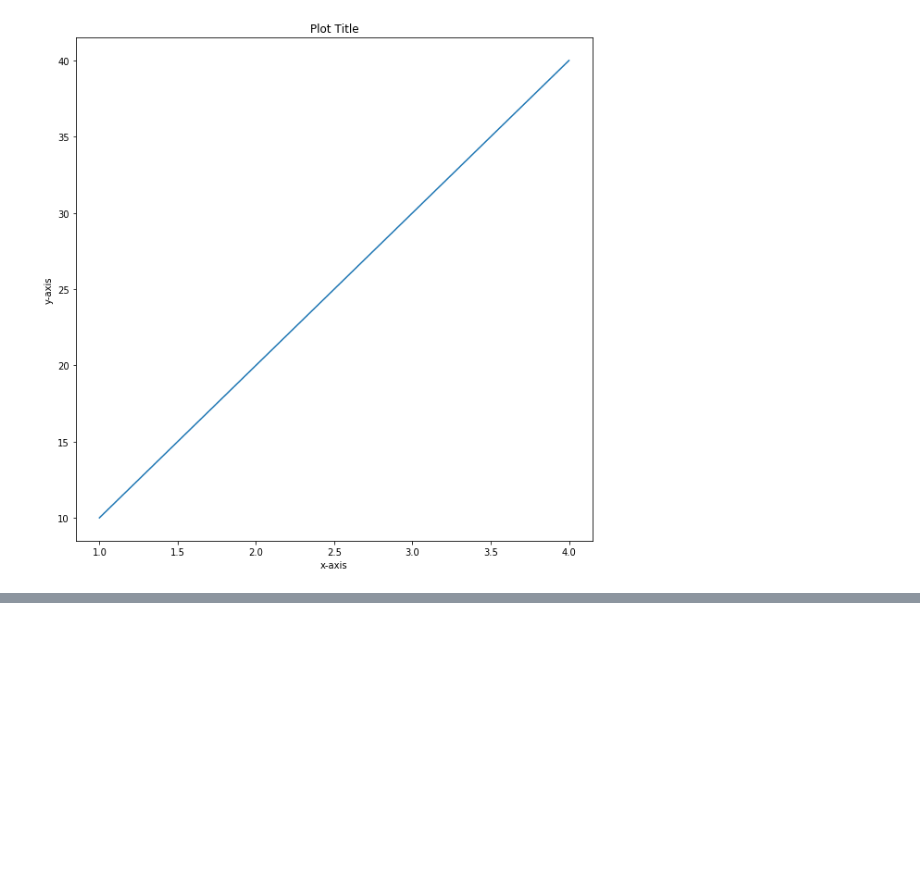
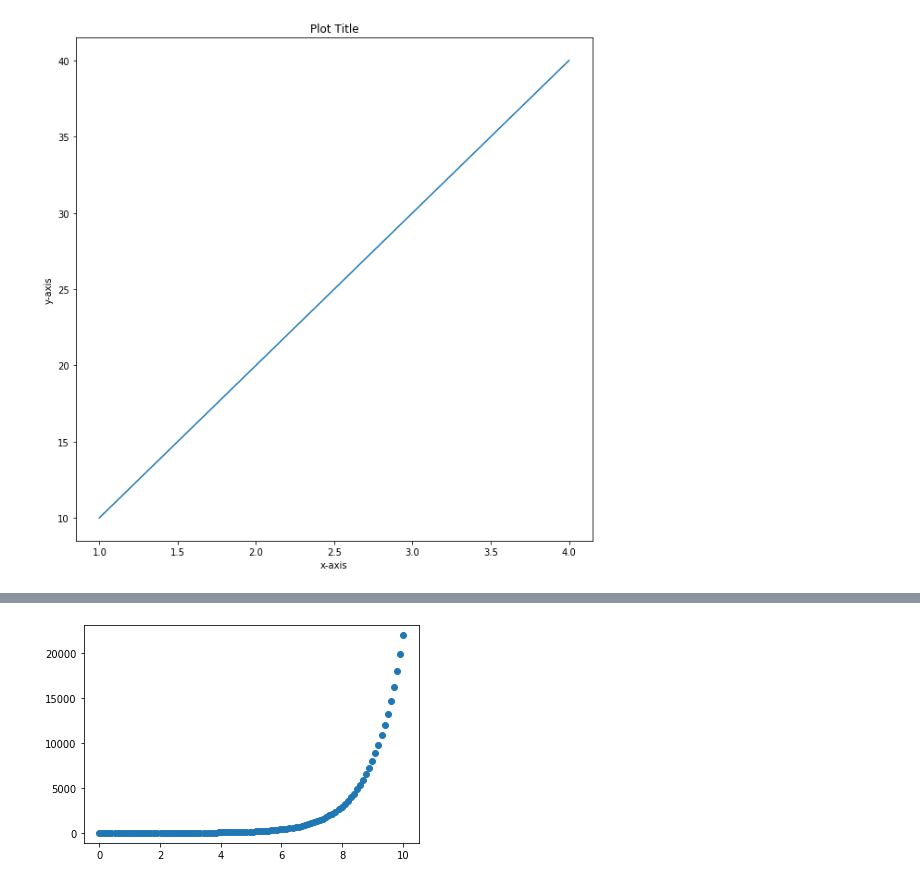
Before and after one commit to NatanValentim/ML-Course, a Jupyter notebook: sample_project/Introduction-to-matplotlib.ipynb, the cells around one changed output, grey strips where cells are left out. Drawn from its saved outputs; the diff is of its cells as text; code cells hidden in the pictures; blank space fills up the shorter version.

```diff
--- a/sample_project/Introduction-to-matplotlib.ipynb
+++ b/sample_project/Introduction-to-matplotlib.ipynb
@@ -76,0 +99,6 @@ fig.savefig("images/sample-plot.png")
+# %%
+# Use same data to make a Scatter
+fig, ax = plt.subplots()
+ax.scatter(x, np.exp(x));
+# %% [output]
+[figure, added]
```
Also changed, not shown: parts of 26 cells of this notebook.
